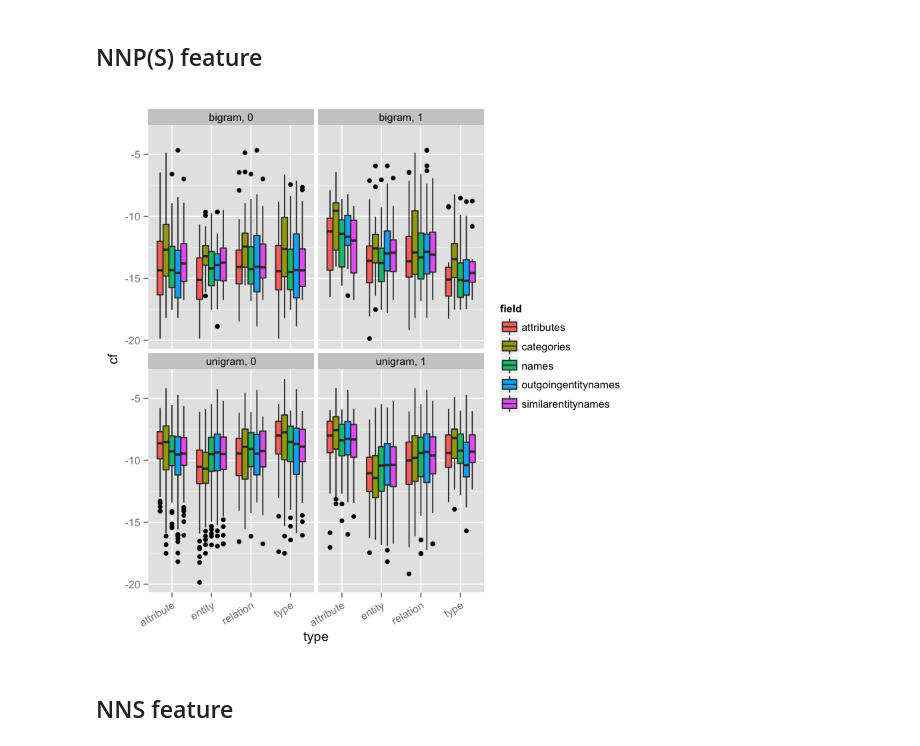
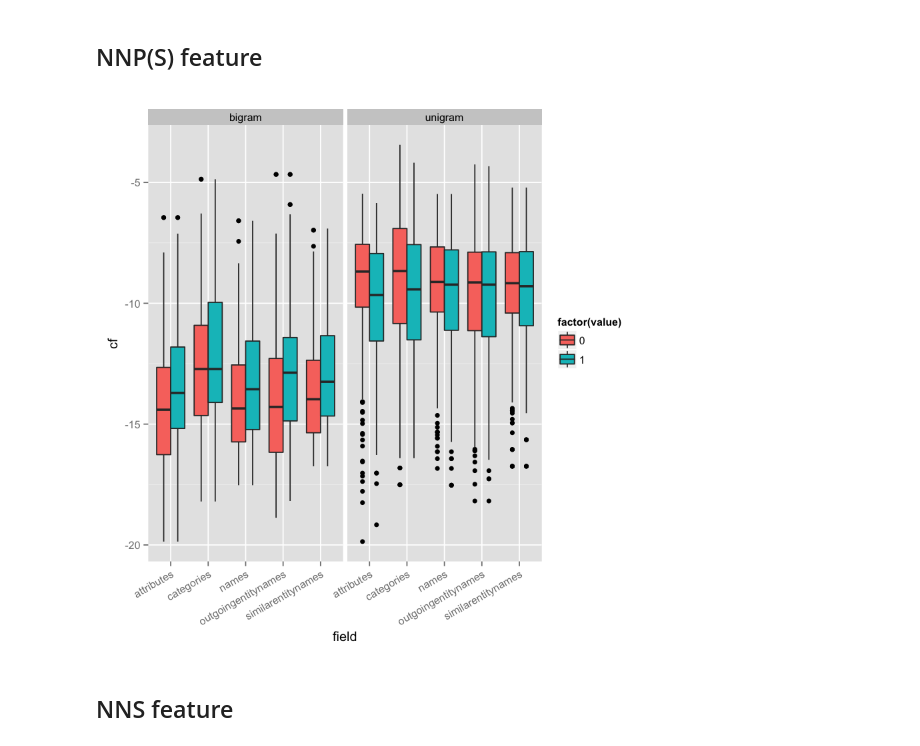
Before and after one commit to teanalab/pfsdm, a Jupyter notebook: reports/report-1.ipynb, the cells around one changed output. Saved outputs shown, nothing was run; the diff lists cells and outputs as text; code cells hidden in the pictures.

```diff
--- a/reports/report-1.ipynb
+++ b/reports/report-1.ipynb
@@ -79,10 +77,10 @@ filtered.cf <- filter(merged.cf, type != "", type != "unsure", type != "none")
 ## NNP(S) feature
 # %%
 merged.nnp <- merge(filtered.cf, nnp)
-ggplot(na.omit(merged.nnp[,c("cf", "field", "type", "ngramtype", "value")]), aes(y = cf, x = type, fill = field)) +
-  geom_boxplot() + facet_wrap(~ngramtype+value) + theme(axis.text.x=element_text(angle=30,hjust=1))
+ggplot(na.omit(merged.nnp[,c("cf", "field", "type", "ngramtype", "value")]), aes(y = cf, x = field, fill=factor(value))) +
+  geom_boxplot() + facet_wrap(~ngramtype) + theme(axis.text.x=element_text(angle=30,hjust=1))
 # %% [output]
-[figure, old version]
+[figure, new version]
 # %% [markdown]
 ## NNS feature
 # %%
```
Also changed, not shown: parts of 6 cells of this notebook, 2 other files.
